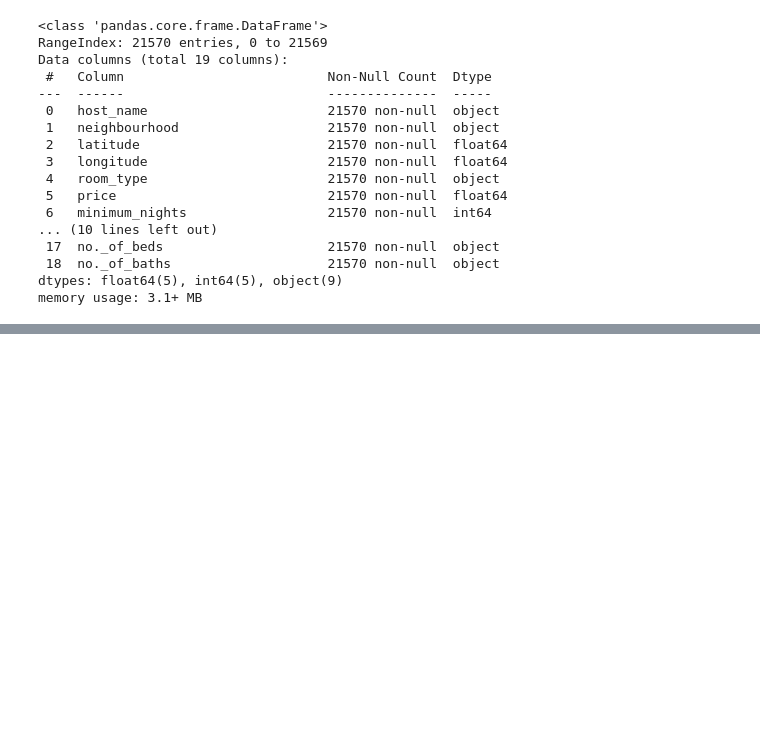
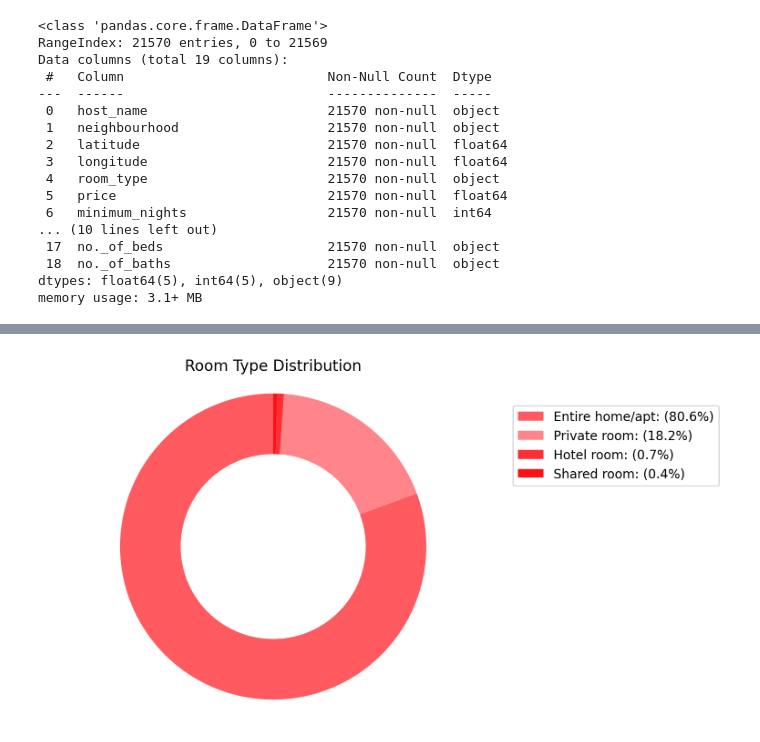
Before and after one commit to withouttheh/airbnb, a Jupyter notebook: 2. Airbnb - EDA.ipynb, the cells around one changed output, grey strips where cells are left out. Cells and saved outputs as stored; diff of their text form; code cells hidden in the pictures; blank space fills up the shorter version.

```diff
--- a/2. Airbnb - EDA.ipynb
+++ b/2. Airbnb - EDA.ipynb
@@ -122,0 +92,34 @@ plt.show()
+# %%
+airbnb_color = '#FF5A5F'
+
+shades = [
+    airbnb_color,
+    '#FF858A',  # Lighter shade
+    '#FF2D34',  # Darker shade
+    '#FF1015',  # Even darker shade
+]
+
+room_type_counts = df['room_type'].value_counts().sort_values(ascending=False)
+
+# Data
+labels = room_type_counts.index.tolist()
+sizes = room_type_counts.values.tolist()
+
+# Create a pie chart
+plt.pie(sizes, labels=['']*len(labels), autopct='', startangle=90, colors=shades)
+
+# Draw a circle at the center to create a donut chart
+circle = plt.Circle((0, 0), 0.6, color='white')
+plt.gca().add_artist(circle)
+
+# Create custom legend with labels and percentages
+plt.legend(labels=[f'{label}: ({size/sum(sizes)*100:.1f}%)' for label, size in zip(labels, sizes)], loc='center right', bbox_to_anchor=(1.5, 0.8))
+
+# Equal aspect ratio ensures that pie is drawn as a circle
+plt.axis('equal')
+
+# Display the plot
+plt.title('Room Type Distribution')
+plt.show()
+# %% [output]
+[figure, added]
```
Also changed, not shown: parts of 5 cells of this notebook, 3 other files.
